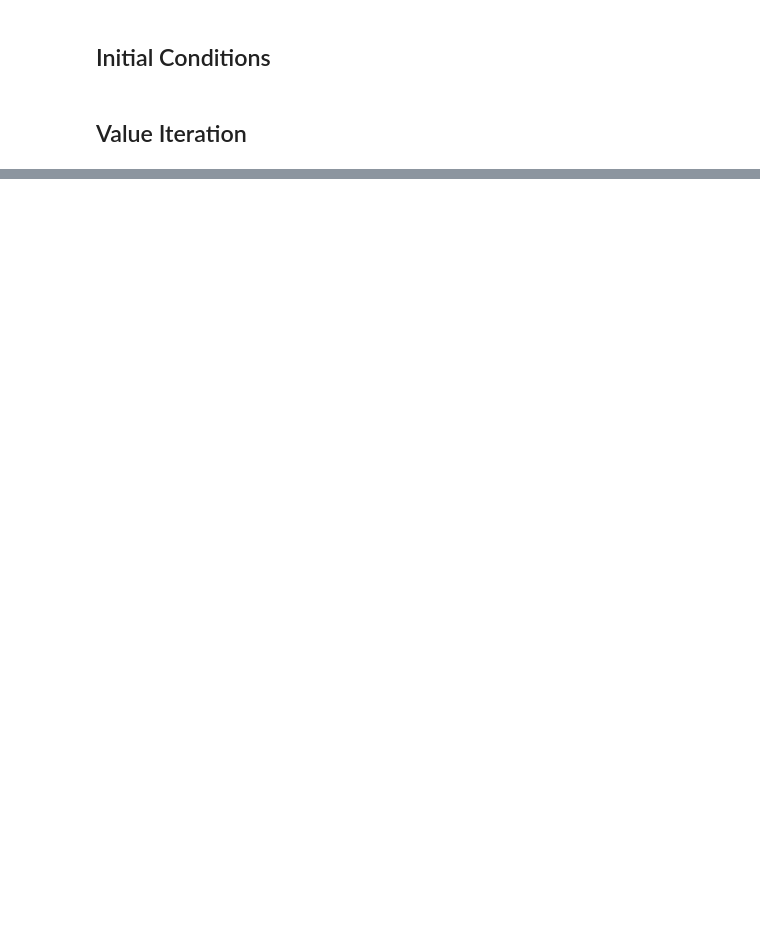
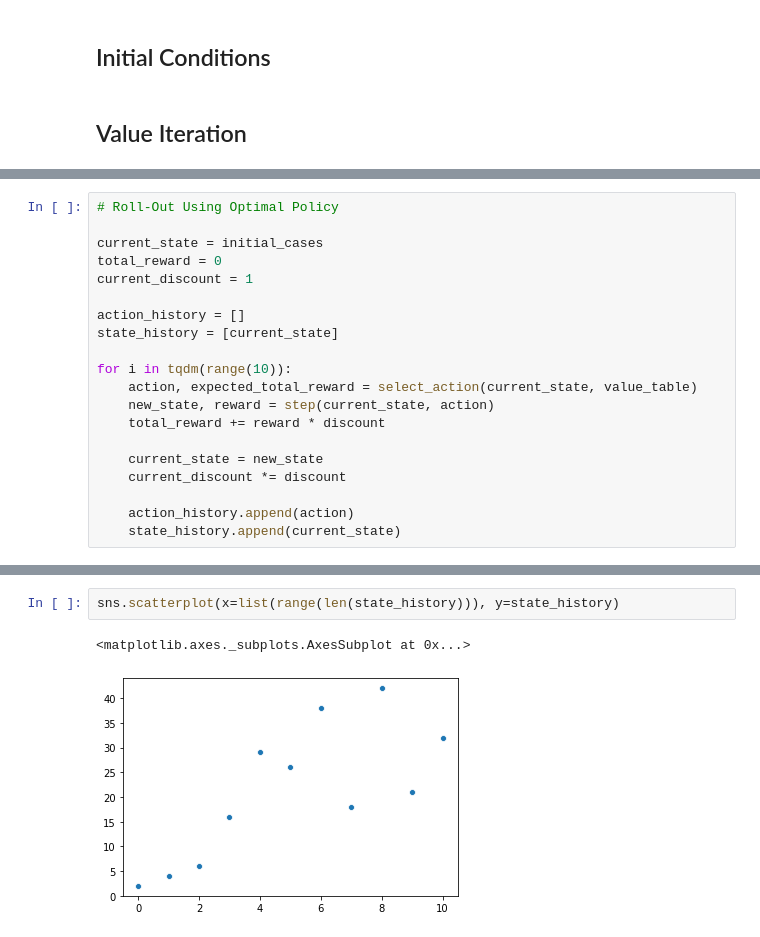
Before and after one commit to blakeelias/pandemic_RL, a Jupyter notebook: code/Cost_Functions.ipynb, the cells around one changed output, grey strips where cells are left out. Cells and saved outputs as stored; diff of their text form; blank space fills up the shorter version.

```diff
--- a/code/Cost_Functions.ipynb
+++ b/code/Cost_Functions.ipynb
@@ -125,0 +132,20 @@ for i in tqdm(range(20)):
+# %%
+# Roll-Out Using Optimal Policy
+
+current_state = initial_cases
+total_reward = 0
+current_discount = 1
+
+action_history = []
+state_history = [current_state]
+
+for i in tqdm(range(10)):
+    action, expected_total_reward = select_action(current_state, value_table)
+    new_state, reward = step(current_state, action)
+    total_reward += reward * discount
+
+    current_state = new_state
+    current_discount *= discount
+
+    action_history.append(action)
+    state_history.append(current_state)
@@ -125,0 +173,5 @@ for i in tqdm(range(20)):
+# %%
+sns.scatterplot(x=list(range(len(state_history))), y=state_history)
+# %% [output]
+<matplotlib.axes._subplots.AxesSubplot at 0x...>
+[figure, added]
```
Also changed, not shown: parts of 18 cells of this notebook.
